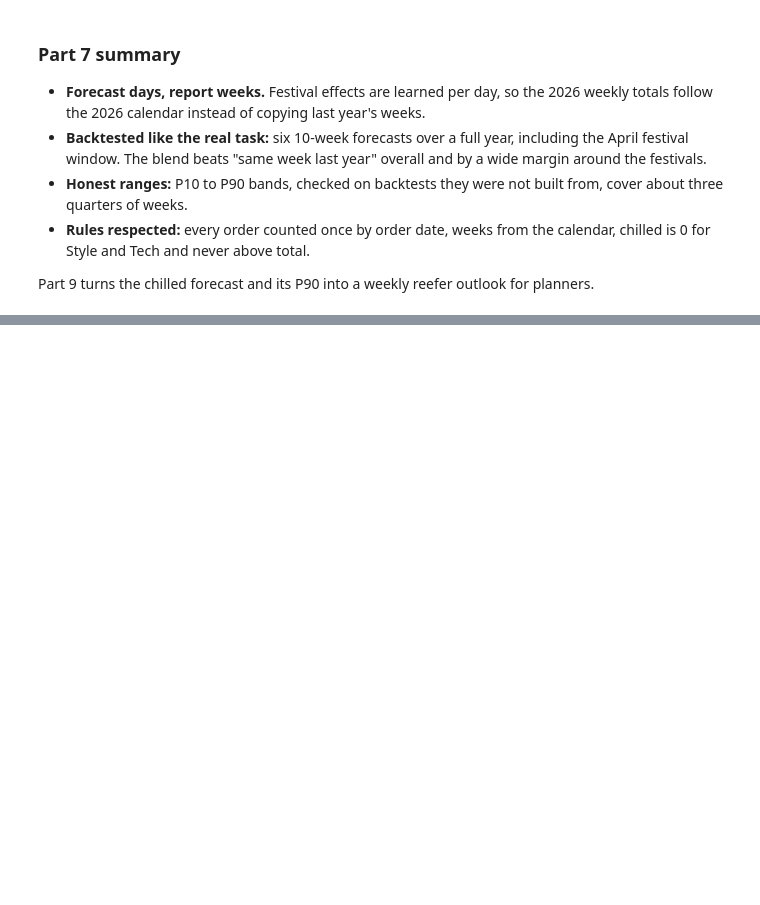
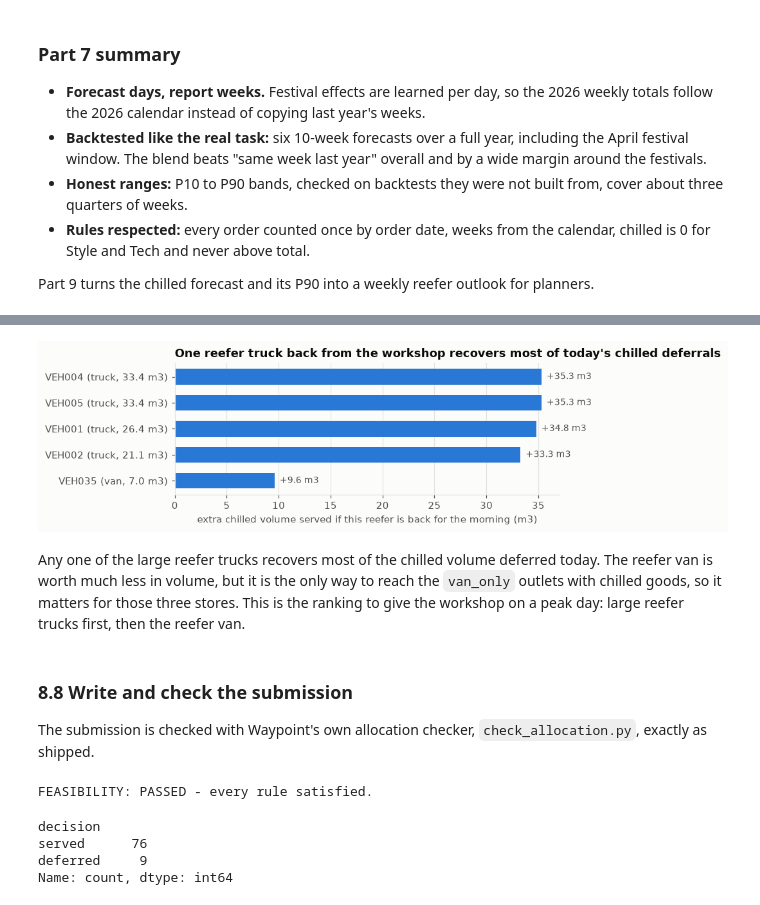
Before and after one commit to sameera-ekanayaka/Xora_Datathon, a Jupyter notebook: Xora_FinalNotebook.ipynb, the cells around one changed output, grey strips where cells are left out. Cells and saved outputs as stored; diff of their text form; code cells hidden in the pictures; blank space fills up the shorter version.

```diff
--- a/Xora_FinalNotebook.ipynb
+++ b/Xora_FinalNotebook.ipynb
@@ -2435,0 +2799,14 @@ Part 9 turns the chilled forecast and its P90 into a weekly reefer outlook for p
+# %%
+workshop_reefers = workshop.loc[workshop.temp == "reefer", "vehicle_id"].tolist()
+repair = []
+for vid in workshop_reefers:
+    p2 = al.load_problem(scenarios, fleet, vehicles, travel, allowance, scenario="S1", extra_vehicles=[vid])
+    r2 = p2.subset(lambda o: o.temp_requirement == "chilled", lambda v: v.temp == "reefer")
+    pl2, _ = al.AllocationModel(r2).solve(al.REEFER_PRIORITIES)
+    s2 = pl2[pl2.decision == "served"]
+    veh = vehicles.set_index("vehicle_id").loc[vid]
+    repair.append({"vehicle_id": vid, "type": veh.type, "m3": veh.volume_cap_m3,
+                   "extra chilled m3": round(s2.order_volume_m3.sum() - base_chilled, 1),
+                   "extra outlets with chilled": s2.outlet_id.nunique() - ours[ours.decision == "served"].outlet_id.nunique()})
+repair = pd.DataFrame(repair).sort_values("extra chilled m3", ascending=False)
+repair
@@ -2435,0 +2820,37 @@ Part 9 turns the chilled forecast and its P90 into a weekly reefer outlook for p
+# %%
+fig, ax = plt.subplots(figsize=(8, 2.8))
+r = repair.sort_values("extra chilled m3")
+ax.barh(r.vehicle_id + " (" + r.type + ", " + r.m3.astype(str) + " m3)", r["extra chilled m3"], color=SERIES[0], height=0.6)
+for y, val in enumerate(r["extra chilled m3"]):
+    ax.text(val + 0.5, y, f"+{val:.1f} m3", va="center", color=INK_SOFT, fontsize=9)
+ax.set_xlabel("extra chilled volume served if this reefer is back for the morning (m3)")
+ax.set_title("One reefer truck back from the workshop recovers most of today's chilled deferrals")
+ax.grid(axis="x"); ax.grid(axis="y", visible=False)
+plt.tight_layout(); plt.show()
+# %% [output]
+[figure, added]
+# %% [markdown]
+Any one of the large reefer trucks recovers most of the chilled volume deferred today. The reefer van is worth much less in volume, but it is the only way to reach the `van_only` outlets with chilled goods, so it matters for those three stores. This is the ranking to give the workshop on a peak day: large reefer trucks first, then the reefer van.
+# %% [markdown]
+### 8.8 Write and check the submission
+
+The submission is checked with Waypoint's own allocation checker, `check_allocation.py`, exactly as shipped.
+# %%
+submission = al.to_submission(plan, scenario="S1")
+template = load_raw("submission_task2b.csv")
+assert list(submission.columns) == list(template.columns)
+assert set(submission.order_ref) == set(template.order_ref)
+SUBMISSIONS.mkdir(exist_ok=True)
+path = SUBMISSIONS / "submission_task2b.csv"
+submission.to_csv(path, index=False)
+
+result = subprocess.run([sys.executable, "check_allocation.py", str(path)], cwd=REPO_ROOT, capture_output=True, text=True)
+print(result.stdout)
+assert result.returncode == 0
+submission.decision.value_counts()
+# %% [output]
+FEASIBILITY: PASSED - every rule satisfied.
+decision
+served      76
+deferred     9
+Name: count, dtype: int64
```
Also changed, not shown: parts of 54 cells of this notebook.
